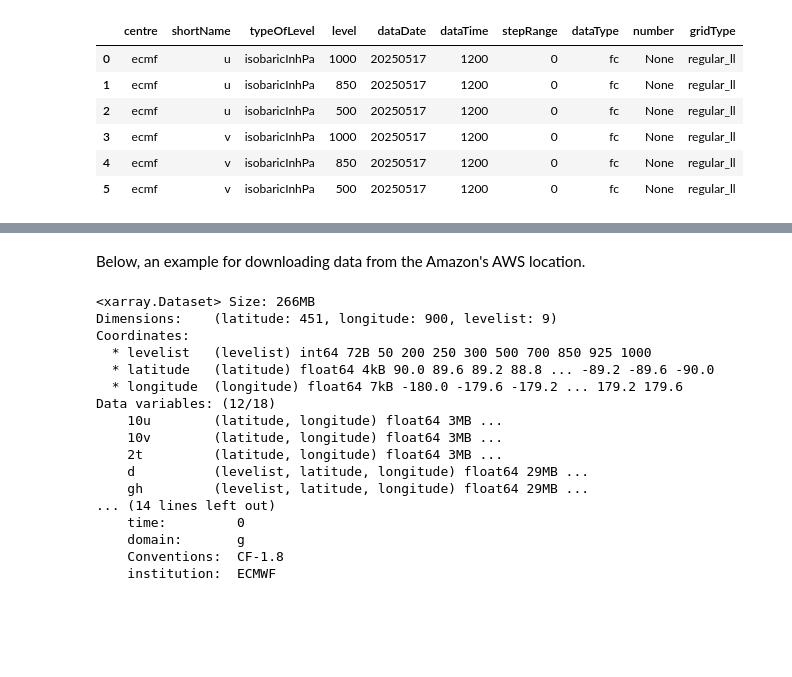
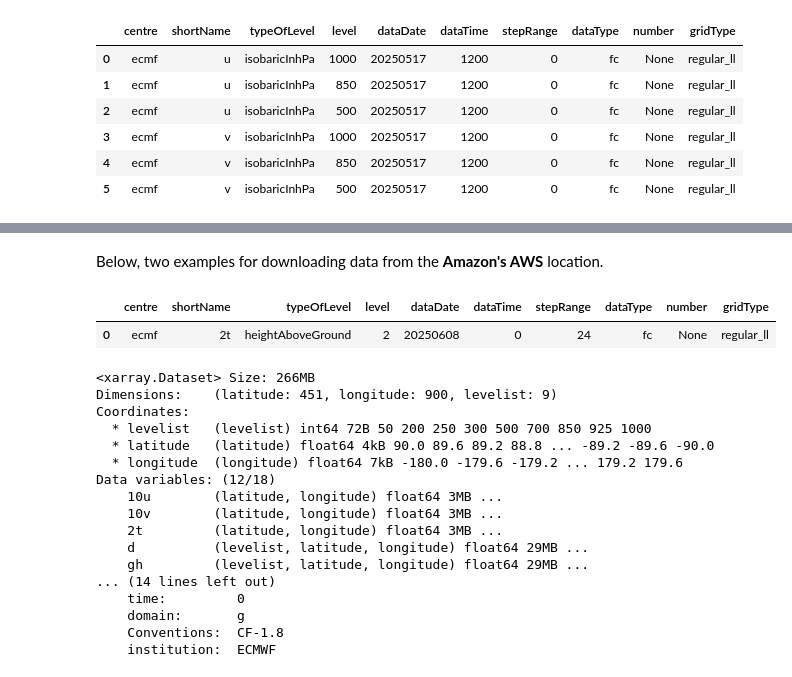
Before and after one commit to ECMWFCode4Earth/open-data-explorer, a Jupyter notebook: openDataVisio/datadownload/data-download.ipynb, the cells around one changed output, grey strips where cells are left out. Saved outputs shown, nothing was run; the diff lists cells and outputs as text; code cells hidden in the pictures; blank space fills up the shorter version.

```diff
--- a/openDataVisio/datadownload/data-download.ipynb
+++ b/openDataVisio/datadownload/data-download.ipynb
@@ -86,5 +89,19 @@ client = Client(source="azure")
 # %% [markdown]
-Below, an example for downloading data from the Amazon's AWS location.
+Below, two examples for downloading data from the **Amazon's AWS** location.
+# %%
+client = Client(source="aws")
+request = {
+    "time": 0,
+    "type": "fc",
+    "step": 24,
+    "param": "2t",
+}
+client.retrieve(request, "aws_2t_data.grib2")
+da_2t = ekd.from_source("file", "aws_2t_data.grib2")
+da_2t.ls()
+# %% [output]
+|  | centre | shortName | typeOfLevel | level | dataDate | dataTime | stepRange | dataType | number | gridType |
+| 0 | ecmf | 2t | heightAboveGround | 2 | 20250608 | 0 | 24 | fc | None | regular_ll |
 # %%
 data = ekd.from_source("s3", {
     "endpoint": "s3.amazonaws.com",
```
Also changed, not shown: parts of 10 cells of this notebook, 1 other file.
